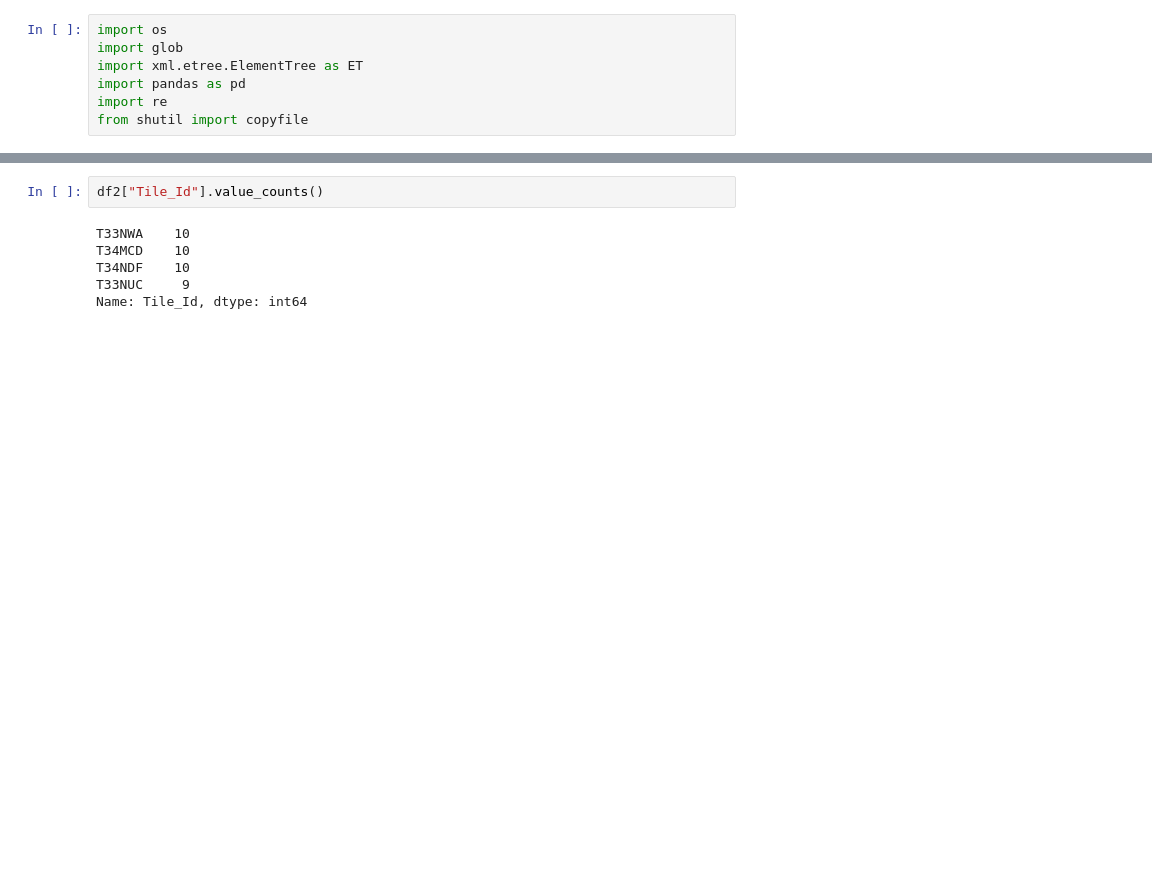
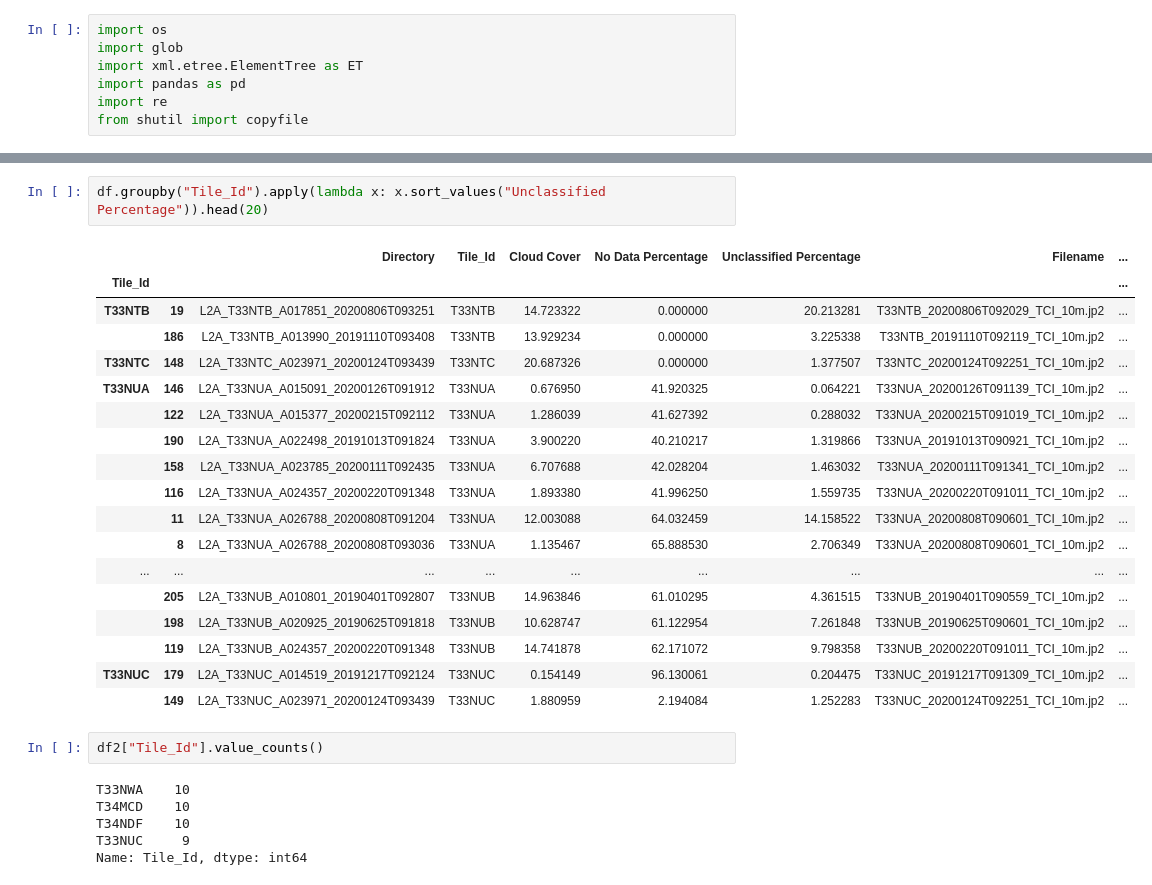
Before and after one commit to panopticonopolis/canopy-gis, a Jupyter notebook: data_collection/Sort_Order_AWS_TCI.ipynb, the cells around one changed output, grey strips where cells are left out. Drawn from its saved outputs; the diff is of its cells as text; blank space fills up the shorter version.

```diff
--- a/data_collection/Sort_Order_AWS_TCI.ipynb
+++ b/data_collection/Sort_Order_AWS_TCI.ipynb
@@ -61,3 +56,24 @@ df2.head(5)
+# %%
+df.groupby("Tile_Id").apply(lambda x: x.sort_values("Unclassified Percentage")).head(20)
+# %% [output]
+|  |  | Directory | Tile_Id | Cloud Cover | No Data Percentage | Unclassified Percentage | Filename | ... |
+| Tile_Id |  |  |  |  |  |  |  | ... |
+| T33NTB | 19 | L2A_T33NTB_A017851_20200806T093251 | T33NTB | 14.723322 | 0.000000 | 20.213281 | T33NTB_20200806T092029_TCI_10m.jp2 | ... |
+|  | 186 | L2A_T33NTB_A013990_20191110T093408 | T33NTB | 13.929234 | 0.000000 | 3.225338 | T33NTB_20191110T092119_TCI_10m.jp2 | ... |
+| T33NTC | 148 | L2A_T33NTC_A023971_20200124T093439 | T33NTC | 20.687326 | 0.000000 | 1.377507 | T33NTC_20200124T092251_TCI_10m.jp2 | ... |
+| T33NUA | 146 | L2A_T33NUA_A015091_20200126T091912 | T33NUA | 0.676950 | 41.920325 | 0.064221 | T33NUA_20200126T091139_TCI_10m.jp2 | ... |
+|  | 122 | L2A_T33NUA_A015377_20200215T092112 | T33NUA | 1.286039 | 41.627392 | 0.288032 | T33NUA_20200215T091019_TCI_10m.jp2 | ... |
+|  | 190 | L2A_T33NUA_A022498_20191013T091824 | T33NUA | 3.900220 | 40.210217 | 1.319866 | T33NUA_20191013T090921_TCI_10m.jp2 | ... |
+|  | 158 | L2A_T33NUA_A023785_20200111T092435 | T33NUA | 6.707688 | 42.028204 | 1.463032 | T33NUA_20200111T091341_TCI_10m.jp2 | ... |
+|  | 116 | L2A_T33NUA_A024357_20200220T091348 | T33NUA | 1.893380 | 41.996250 | 1.559735 | T33NUA_20200220T091011_TCI_10m.jp2 | ... |
+|  | 11 | L2A_T33NUA_A026788_20200808T091204 | T33NUA | 12.003088 | 64.032459 | 14.158522 | T33NUA_20200808T090601_TCI_10m.jp2 | ... |
+|  | 8 | L2A_T33NUA_A026788_20200808T093036 | T33NUA | 1.135467 | 65.888530 | 2.706349 | T33NUA_20200808T090601_TCI_10m.jp2 | ... |
+| ... | ... | ... | ... | ... | ... | ... | ... | ... |
+|  | 205 | L2A_T33NUB_A010801_20190401T092807 | T33NUB | 14.963846 | 61.010295 | 4.361515 | T33NUB_20190401T090559_TCI_10m.jp2 | ... |
+|  | 198 | L2A_T33NUB_A020925_20190625T091818 | T33NUB | 10.628747 | 61.122954 | 7.261848 | T33NUB_20190625T090601_TCI_10m.jp2 | ... |
+|  | 119 | L2A_T33NUB_A024357_20200220T091348 | T33NUB | 14.741878 | 62.171072 | 9.798358 | T33NUB_20200220T091011_TCI_10m.jp2 | ... |
+| T33NUC | 179 | L2A_T33NUC_A014519_20191217T092124 | T33NUC | 0.154149 | 96.130061 | 0.204475 | T33NUC_20191217T091309_TCI_10m.jp2 | ... |
+|  | 149 | L2A_T33NUC_A023971_20200124T093439 | T33NUC | 1.880959 | 2.194084 | 1.252283 | T33NUC_20200124T092251_TCI_10m.jp2 | ... |
 # %%
 df2["Tile_Id"].value_counts()
 # %% [output]
```
Also changed, not shown: parts of 9 cells of this notebook, 6 other files.
